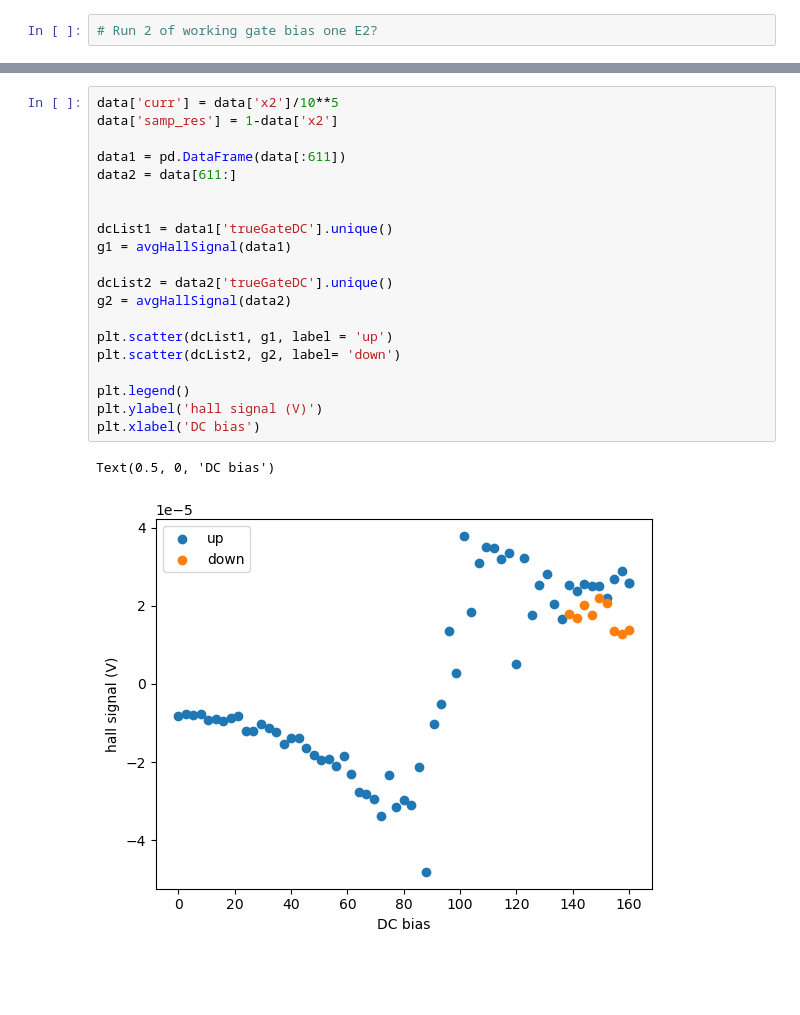
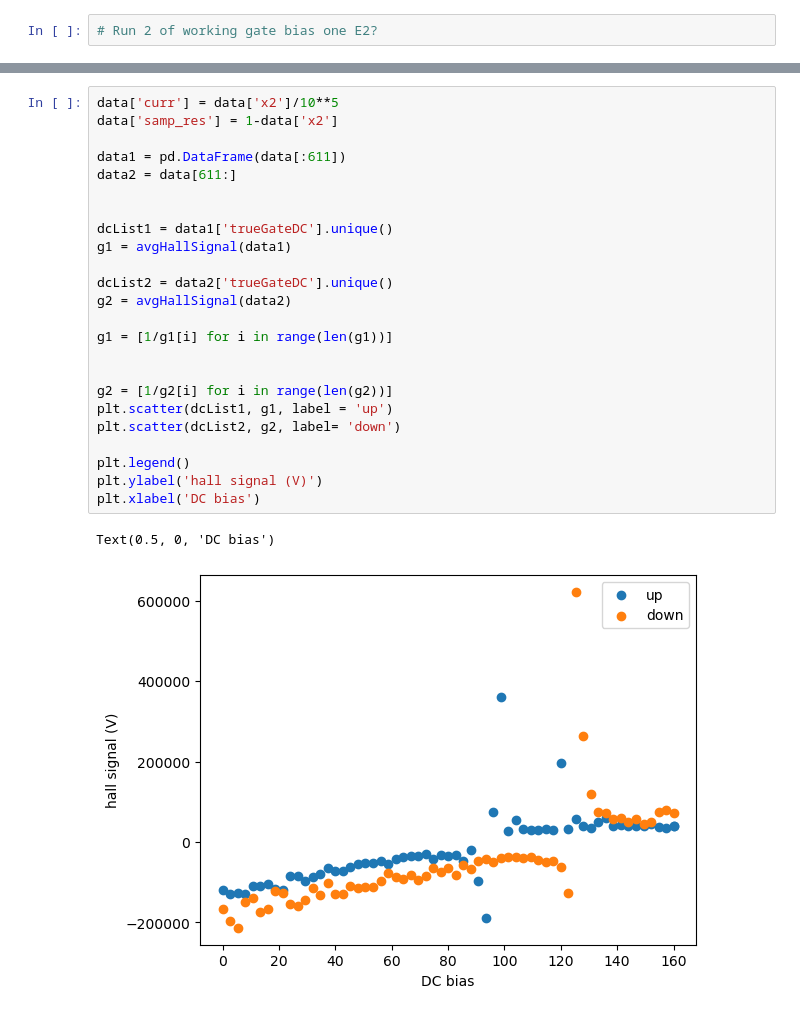
Before and after one commit to MatthewChalkG/ElectricalCharacterization, a Jupyter notebook: sortedelectricaldata/Data_Analysis2.ipynb, the cells around one changed output, grey strips where cells are left out. Saved outputs shown, nothing was run; the diff lists cells and outputs as text; blank space fills up the shorter version.

```diff
--- a/sortedelectricaldata/Data_Analysis2.ipynb
+++ b/sortedelectricaldata/Data_Analysis2.ipynb
@@ -578,23 +578,27 @@ plt.scatter(data['t'], data['trueGateI'])
 # %%
 data['curr'] = data['x2']/10**5
 data['samp_res'] = 1-data['x2']
 
 data1 = pd.DataFrame(data[:611])
 data2 = data[611:]
 
 
 dcList1 = data1['trueGateDC'].unique()
 g1 = avgHallSignal(data1)
 
 dcList2 = data2['trueGateDC'].unique()
 g2 = avgHallSignal(data2)
 
+g1 = [1/g1[i] for i in range(len(g1))]
+
+
+g2 = [1/g2[i] for i in range(len(g2))]
 plt.scatter(dcList1, g1, label = 'up')
 plt.scatter(dcList2, g2, label= 'down')
 
 plt.legend()
 plt.ylabel('hall signal (V)')
 plt.xlabel('DC bias')
 # %% [output]
 Text(0.5, 0, 'DC bias')
-[figure, old version]
+[figure, new version]
```
Also changed, not shown: parts of 8 cells of this notebook.
